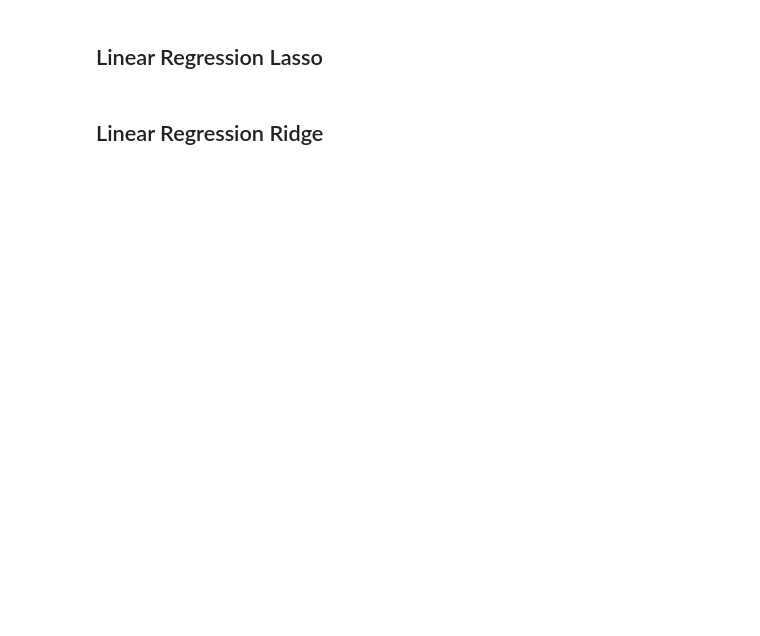
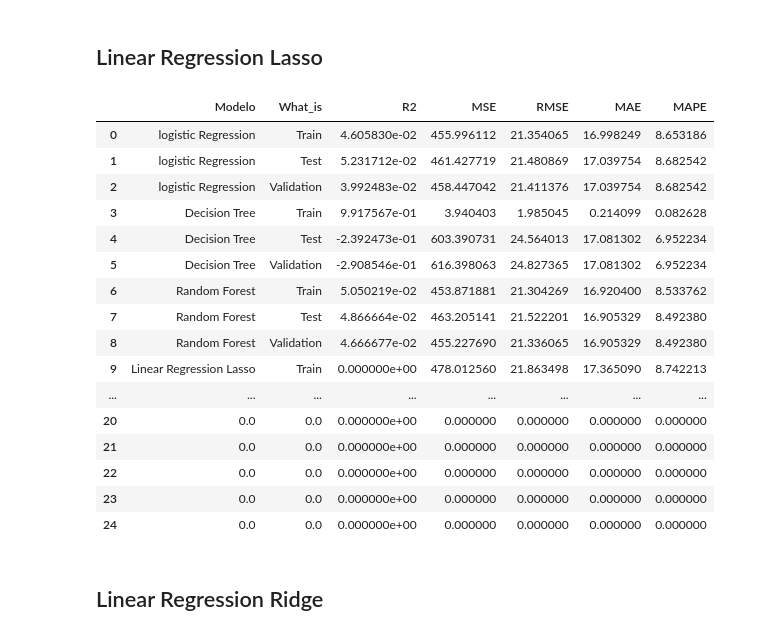
Before and after one commit to antonioorichard/respositorio_ML, a Jupyter notebook: Projetodo_do_aluno.ipynb, the cells around one changed output. Saved outputs shown, nothing was run; the diff lists cells and outputs as text; code cells hidden in the pictures; blank space fills up the shorter version.

```diff
--- a/Projetodo_do_aluno.ipynb
+++ b/Projetodo_do_aluno.ipynb
@@ -530,4 +690,30 @@ Results_Regression
 # %% [markdown]
 ## Linear Regression Lasso
+# %%
+y_pred_train, y_pred_test, y_pred_val = coach( Lasso(alpha = 10), X_train, y_train,  X_test, X_val)
+
+
+r2, mse, rmse,  mae, mape = metricas( y_train, y_pred_train,   y_test, y_pred_test,   y_val, y_pred_val)
+Results_Regression        = register(Results_Regression, 'Linear Regression Lasso', r2, mse, rmse,  mae, mape )
+
+Results_Regression
+# %% [output]
+|  | Modelo | What_is | R2 | MSE | RMSE | MAE | MAPE |
+| 0 | logistic Regression | Train | 4.605830e-02 | 455.996112 | 21.354065 | 16.998249 | 8.653186 |
+| 1 | logistic Regression | Test | 5.231712e-02 | 461.427719 | 21.480869 | 17.039754 | 8.682542 |
+| 2 | logistic Regression | Validation | 3.992483e-02 | 458.447042 | 21.411376 | 17.039754 | 8.682542 |
+| 3 | Decision Tree | Train | 9.917567e-01 | 3.940403 | 1.985045 | 0.214099 | 0.082628 |
+| 4 | Decision Tree | Test | -2.392473e-01 | 603.390731 | 24.564013 | 17.081302 | 6.952234 |
+| 5 | Decision Tree | Validation | -2.908546e-01 | 616.398063 | 24.827365 | 17.081302 | 6.952234 |
+| 6 | Random Forest | Train | 5.050219e-02 | 453.871881 | 21.304269 | 16.920400 | 8.533762 |
+| 7 | Random Forest | Test | 4.866664e-02 | 463.205141 | 21.522201 | 16.905329 | 8.492380 |
+| 8 | Random Forest | Validation | 4.666677e-02 | 455.227690 | 21.336065 | 16.905329 | 8.492380 |
+| 9 | Linear Regression Lasso | Train | 0.000000e+00 | 478.012560 | 21.863498 | 17.365090 | 8.742213 |
+| ... | ... | ... | ... | ... | ... | ... | ... |
+| 20 | 0.0 | 0.0 | 0.000000e+00 | 0.000000 | 0.000000 | 0.000000 | 0.000000 |
+| 21 | 0.0 | 0.0 | 0.000000e+00 | 0.000000 | 0.000000 | 0.000000 | 0.000000 |
+| 22 | 0.0 | 0.0 | 0.000000e+00 | 0.000000 | 0.000000 | 0.000000 | 0.000000 |
+| 23 | 0.0 | 0.0 | 0.000000e+00 | 0.000000 | 0.000000 | 0.000000 | 0.000000 |
+| 24 | 0.0 | 0.0 | 0.000000e+00 | 0.000000 | 0.000000 | 0.000000 | 0.000000 |
 # %% [markdown]
 ## Linear Regression Ridge
```
Also changed, not shown: parts of 14 cells of this notebook.
